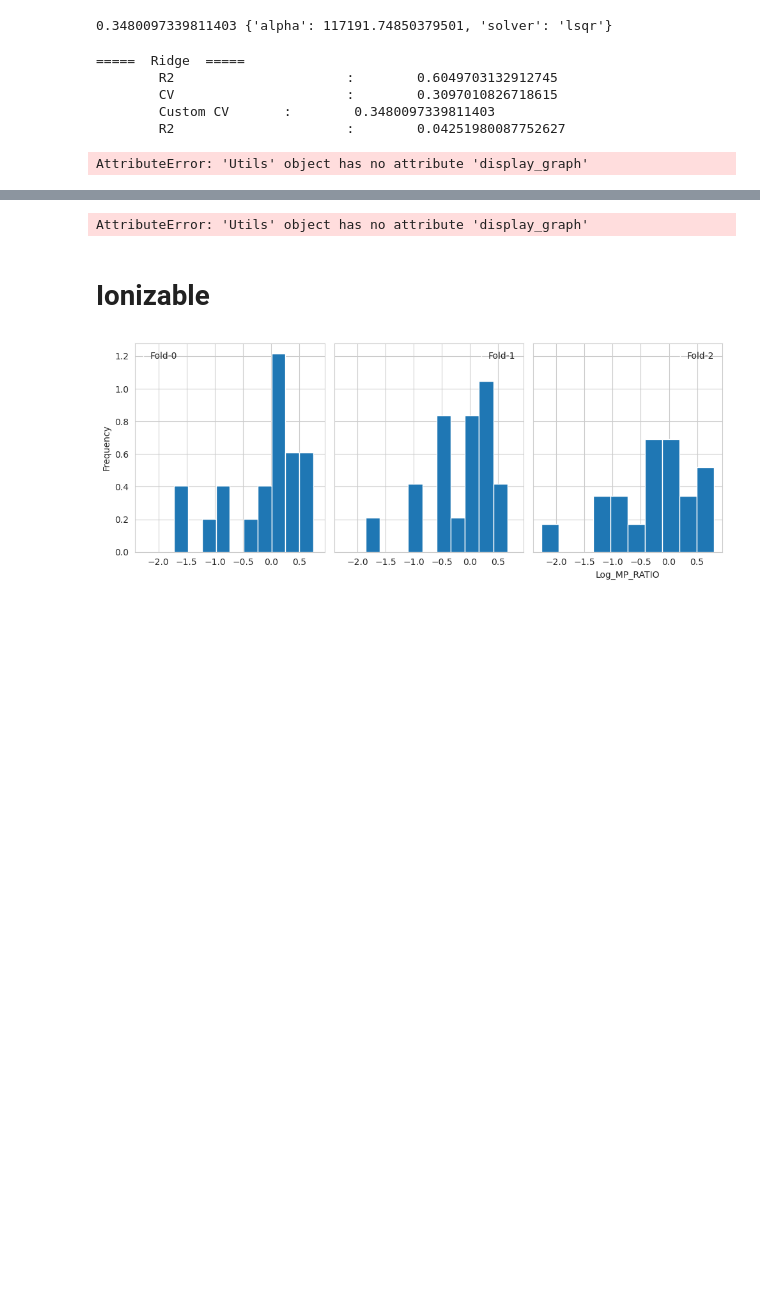
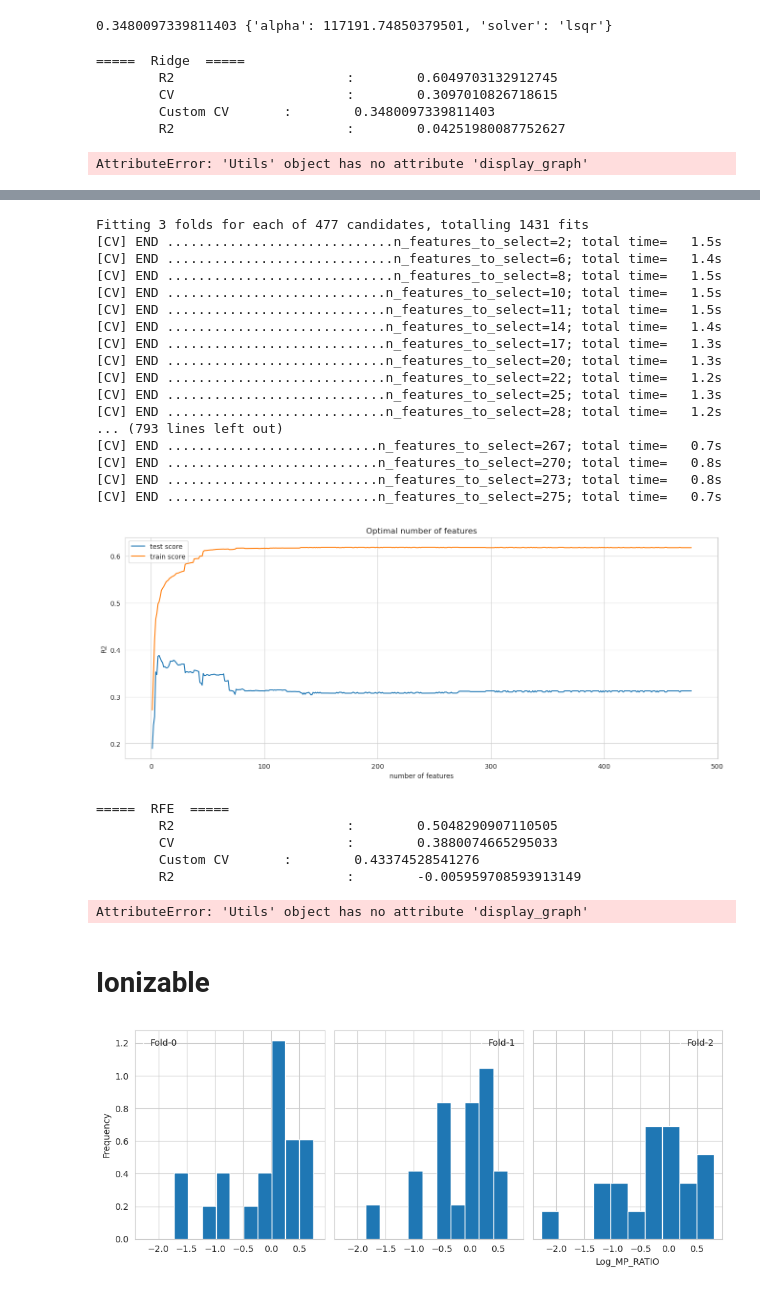
Before and after one commit to tahiri-lab/QSAR, a Jupyter notebook: code/models/ridge_v2.ipynb, the cells around one changed output, grey strips where cells are left out. Saved outputs shown, nothing was run; the diff lists cells and outputs as text; code cells hidden in the pictures; blank space fills up the shorter version.

Commit message:
13-rfe-ridge updated time

```diff
--- a/code/models/ridge_v2.ipynb
+++ b/code/models/ridge_v2.ipynb
@@ -181,3 +132,65 @@ Select features: ['ASA+' 'DASA' 'E_sol' 'PEOE_VSA+0' 'PEOE_VSA+1' 'SMR_VSA0' 'vs
+# %%
+rr = Ridge(max_iter=100000, **({'alpha': 117191.74850379501, 'solver': 'lsqr'}))
+rr.fit(X_full_train, y_full_train)
+
+
+hyper_params = [{"n_features_to_select": list(range(1,len(X_full_train.columns)))}]
+
+rfe = RFE(rr, step=1)
+
+model_cv = GridSearchCV(estimator=rfe,
+                        param_grid=hyper_params,
+                        scoring="r2",
+                        cv=3,
+                        verbose=2,
+                        return_train_score=True,
+                        n_jobs=-1)
+
+
+model_cv.fit(X_full_train, y_full_train)
+
+cv_results = pd.DataFrame(model_cv.cv_results_)
+
+best_rfe = model_cv.best_estimator_
+
+
+plt.figure(figsize=(16,6))
+plt.plot(cv_results["param_n_features_to_select"], cv_results["mean_test_score"])
+plt.plot(cv_results["param_n_features_to_select"], cv_results["mean_train_score"])
+plt.xlabel("number of features")
+plt.ylabel("R2")
+plt.title("Optimal number of features")
+plt.legend(["test score", "train score"], loc="upper left")
+plt.show()
+
+
+test_utils.display_score(best_rfe,
+                         X_full_train, y_full_train,
+                         X_full_test, y_full_test)
+# %% [output]
+Fitting 3 folds for each of 477 candidates, totalling 1431 fits
+[CV] END .............................n_features_to_select=2; total time=   1.5s
+[CV] END .............................n_features_to_select=6; total time=   1.4s
+[CV] END .............................n_features_to_select=8; total time=   1.5s
+[CV] END ............................n_features_to_select=10; total time=   1.5s
+[CV] END ............................n_features_to_select=11; total time=   1.5s
+[CV] END ............................n_features_to_select=14; total time=   1.4s
+[CV] END ............................n_features_to_select=17; total time=   1.3s
+[CV] END ............................n_features_to_select=20; total time=   1.3s
+[CV] END ............................n_features_to_select=22; total time=   1.2s
+[CV] END ............................n_features_to_select=25; total time=   1.3s
+[CV] END ............................n_features_to_select=28; total time=   1.2s
+... (793 lines left out)
+[CV] END ...........................n_features_to_select=267; total time=   0.7s
+[CV] END ...........................n_features_to_select=270; total time=   0.8s
+[CV] END ...........................n_features_to_select=273; total time=   0.8s
+[CV] END ...........................n_features_to_select=275; total time=   0.7s
+[figure, added]
+=====  RFE  =====
+        R2                      :        0.5048290907110505
+        CV                      :        0.3880074665295033
+        Custom CV       :        0.43374528541276
+        R2                      :        -0.005959708593913149
 # %%
 
 # display(plot_optimization_history(study))
```
Also changed, not shown: parts of 7 cells of this notebook.
